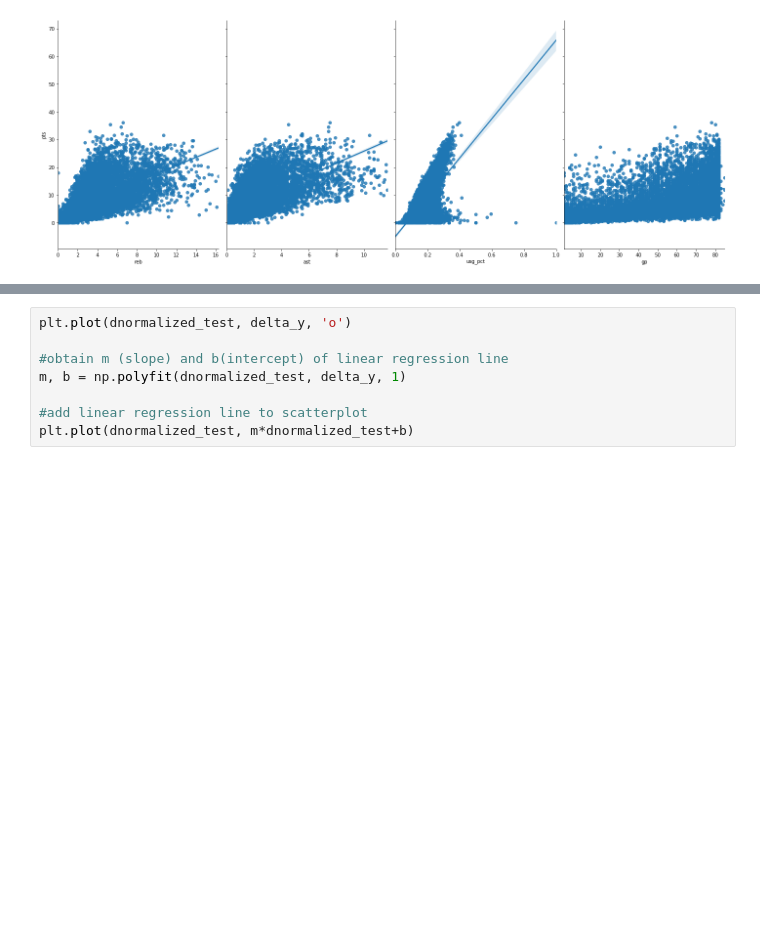
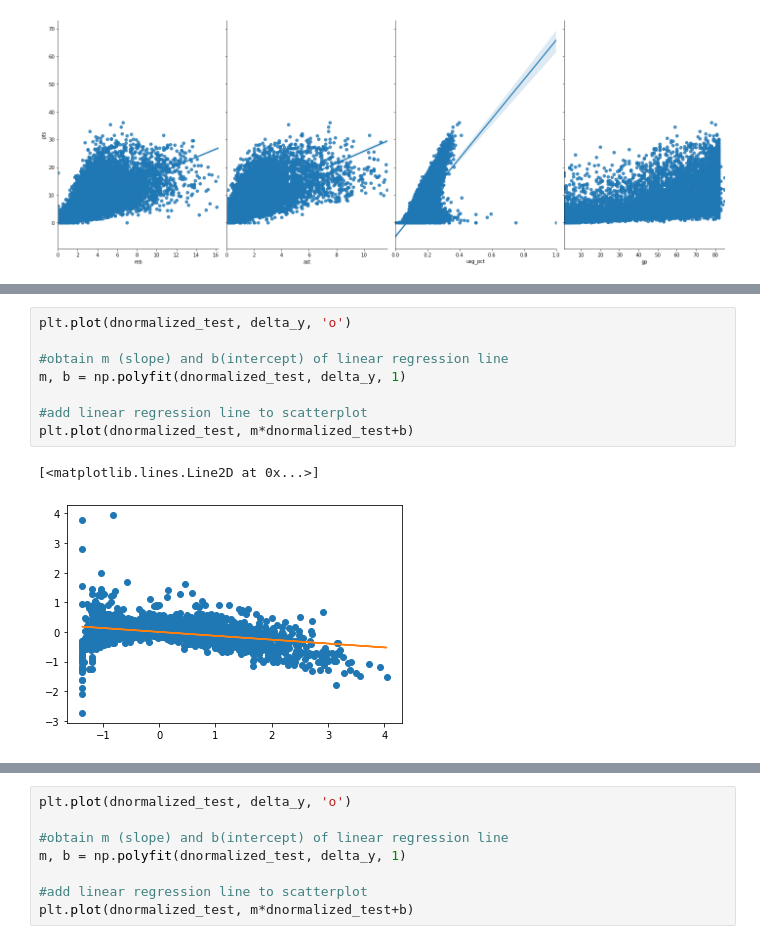
Before and after one commit to avidanAbitbol/basic-classification-regression, a Jupyter notebook: regression_project.ipynb, the cells around one changed output, grey strips where cells are left out. Drawn from its saved outputs; the diff is of its cells as text; blank space fills up the shorter version.

```diff
--- a/regression_project.ipynb
+++ b/regression_project.ipynb
@@ -326,0 +332,11 @@ plt.plot(dnormalized_test, m*dnormalized_test+b)
+# %%
+plt.plot(dnormalized_test, delta_y, 'o')
+
+#obtain m (slope) and b(intercept) of linear regression line
+m, b = np.polyfit(dnormalized_test, delta_y, 1)
+
+#add linear regression line to scatterplot
+plt.plot(dnormalized_test, m*dnormalized_test+b)
+# %% [output]
+[<matplotlib.lines.Line2D at 0x...>]
+[figure, added]
```
Also changed, not shown: parts of 59 cells of this notebook.
